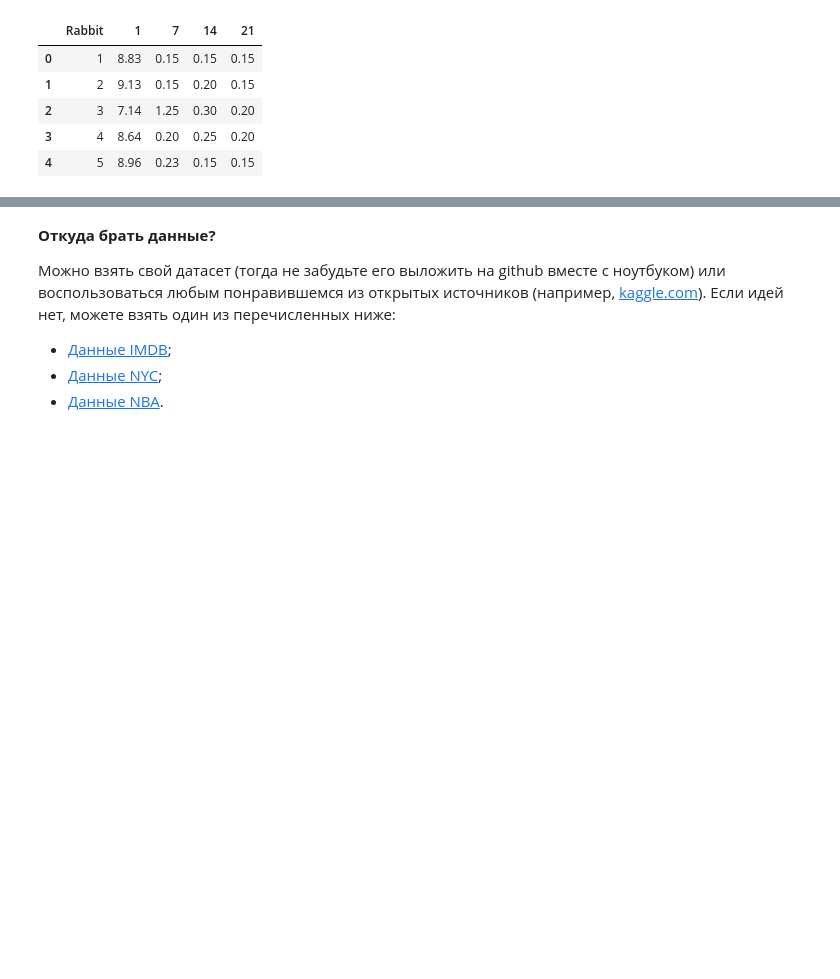
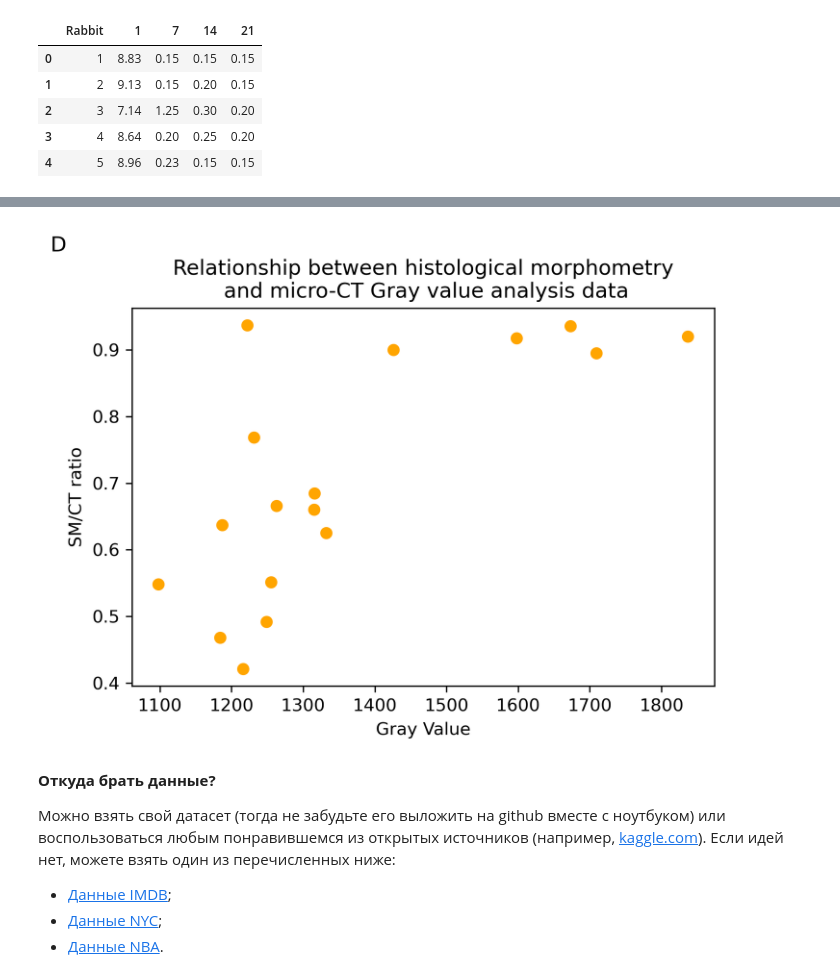
Before and after one commit to doompro1/NetologyPython, a Jupyter notebook: PYDA_homeworks-master/Визуализация данных/visualization.ipynb, the cells around one changed output, grey strips where cells are left out. Saved outputs shown, nothing was run; the diff lists cells and outputs as text; code cells hidden in the pictures; blank space fills up the shorter version.

```diff
--- a/PYDA_homeworks-master/Визуализация данных/visualization.ipynb
+++ b/PYDA_homeworks-master/Визуализация данных/visualization.ipynb
@@ -144,0 +198,5 @@ FileNotFoundError: [Errno 2] No such file or directory: 'plots/ST_dynamics_lines
+# %%
+cor = Morphometry_ratio.merge(Density, on= 'day' , how = 'left')
+cor['index1'] = cor.index
+cor3 = cor[ ((cor['index1']==0) | ((cor['index1'] % 6 )==0))]
+cor3.head(23)
@@ -145,3 +222,17 @@ FileNotFoundError: [Errno 2] No such file or directory: 'plots/ST_dynamics_lines
+# %%
+plt.figure(figsize=(6, 4), dpi=300)
+
+
+plt.scatter(x='Mean_Gray_Value', y='SMCT', data=cor3, color='orange')
+
+plt.xlabel('Gray Value')
+plt.ylabel('SM/CT ratio')
+
+plt.title('D                                                                                                              \n Relationship between histological morphometry \n and micro-CT Gray value analysis data')
+
+plt.savefig('fo1.svg')
+# %% [output]
+[figure, added]
 # %% [markdown]
 **Откуда брать данные?**
 
```
Also changed, not shown: parts of 6 cells of this notebook, 5 other files.
